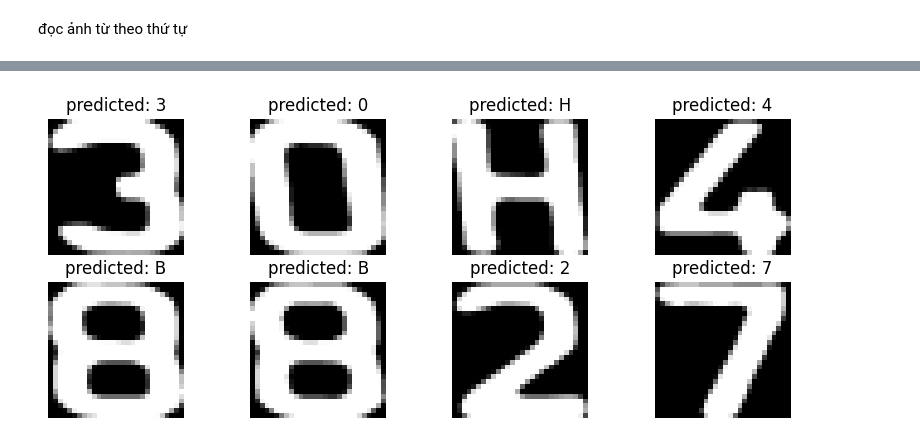
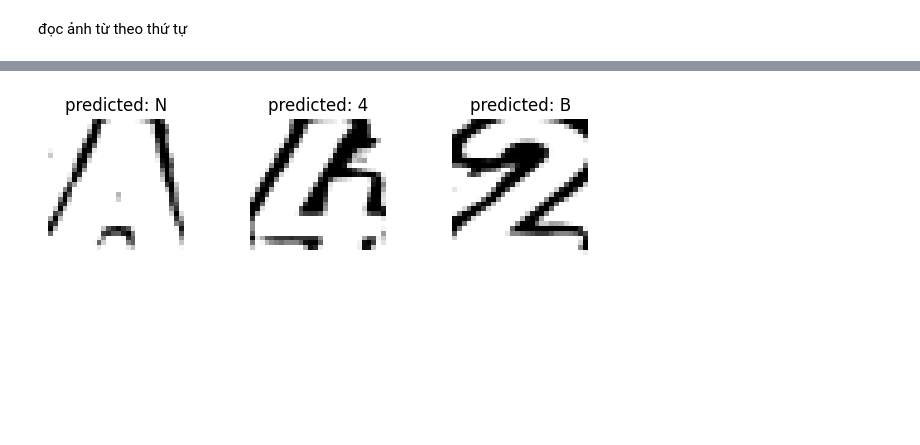
Before and after one commit to tuilaBao03/AI-232IS54A01-Group9, a Jupyter notebook: Làm lại/tach_anh.ipynb, the cells around one changed output, grey strips where cells are left out. Saved outputs shown, nothing was run; the diff lists cells and outputs as text; code cells hidden in the pictures; blank space fills up the shorter version.

```diff
--- a/Làm lại/tach_anh.ipynb
+++ b/Làm lại/tach_anh.ipynb
@@ -258,7 +258,7 @@ def phantachkytu(path):
     ##################### Lọc các ký tự #################
     char_x_ind = {}  # Tạo dictionary lưu chỉ số của các ký tự
     char_x = []  # Danh sách lưu tọa độ x của các ký tự
-    kichthuoc = cv2.imread("output/cropped_threshold_plate.jpg")
+    kichthuoc = cv2.imread("output/cropped_plate.jpg")
     height, width, _ = kichthuoc.shape  # Lấy kích thước ảnh biển số
     roiarea = height * width  # Tính diện tích ảnh biển số
 
@@ -350,7 +350,7 @@ def phantachkytu(path):
     plt.show()
     return tenfile1,tenfile2,gocxoay,height__,weight,height_,line1,line2
 # %%
-path = "image/66.jpg"
+path = "image/11.jpg"
 a,b,gocxoay,h,w,he,line1,line2=phantachkytu(path)
 m = merge_arrays(a,b)
 # print(m)
@@ -371,7 +371,7 @@ display_images_from_paths(m)
 from tensorflow.keras.models import load_model
 
 # Load the entire model back.
-model = load_model('model.keras')
+model = load_model('model_v2.keras')
 import numpy as np
 import cv2
 import matplotlib.pyplot as plt
@@ -434 +429 @@ print(show_results(char_list))
-[figure, old version]
+[figure, new version]
```
Also changed, not shown: parts of 3 cells of this notebook, 30 other files.
